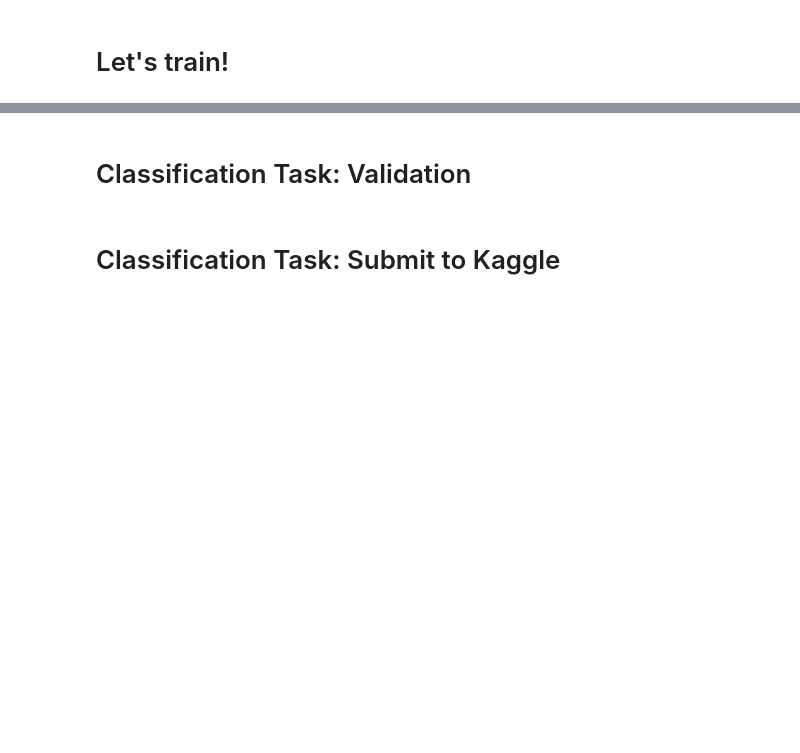
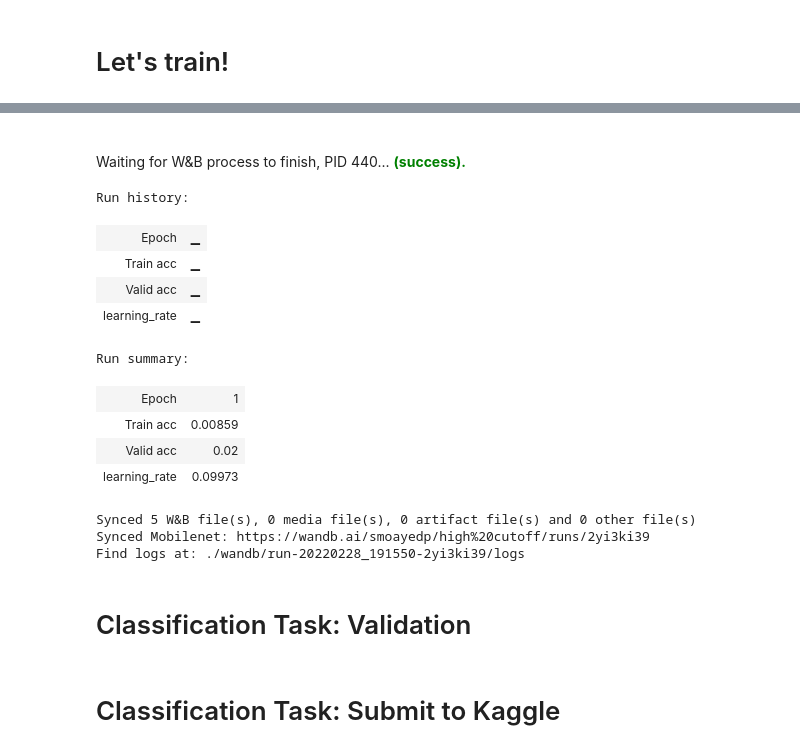
Before and after one commit to SaeedM75/Deep-learning, a Jupyter notebook: HW2P2_Saeed.ipynb, the cells around one changed output, grey strips where cells are left out. Saved outputs shown, nothing was run; the diff lists cells and outputs as text; code cells hidden in the pictures; blank space fills up the shorter version.

```diff
--- a/HW2P2_Saeed.ipynb
+++ b/HW2P2_Saeed.ipynb
@@ -674,3 +651,20 @@ Epoch 27/30: Train Acc 38.9437%, Valid Acc 6.9371%, Train Loss 3.2840, Learning
+# %%
+wandb.finish()
+# %% [output]
+Waiting for W&B process to finish, PID 440... (success).
+Run history:
+| Epoch | ▁ |
+| Train acc | ▁ |
+| Valid acc | ▁ |
+| learning_rate | ▁ |
+Run summary:
+| Epoch | 1 |
+| Train acc | 0.00859 |
+| Valid acc | 0.02 |
+| learning_rate | 0.09973 |
+Synced 5 W&B file(s), 0 media file(s), 0 artifact file(s) and 0 other file(s)
+Synced Mobilenet: https://wandb.ai/smoayedp/high%20cutoff/runs/2yi3ki39
+Find logs at: ./wandb/run-20220228_191550-2yi3ki39/logs
 # %% [markdown]
 # Classification Task: Validation
 # %% [markdown]
```
Also changed, not shown: parts of 13 cells of this notebook.
